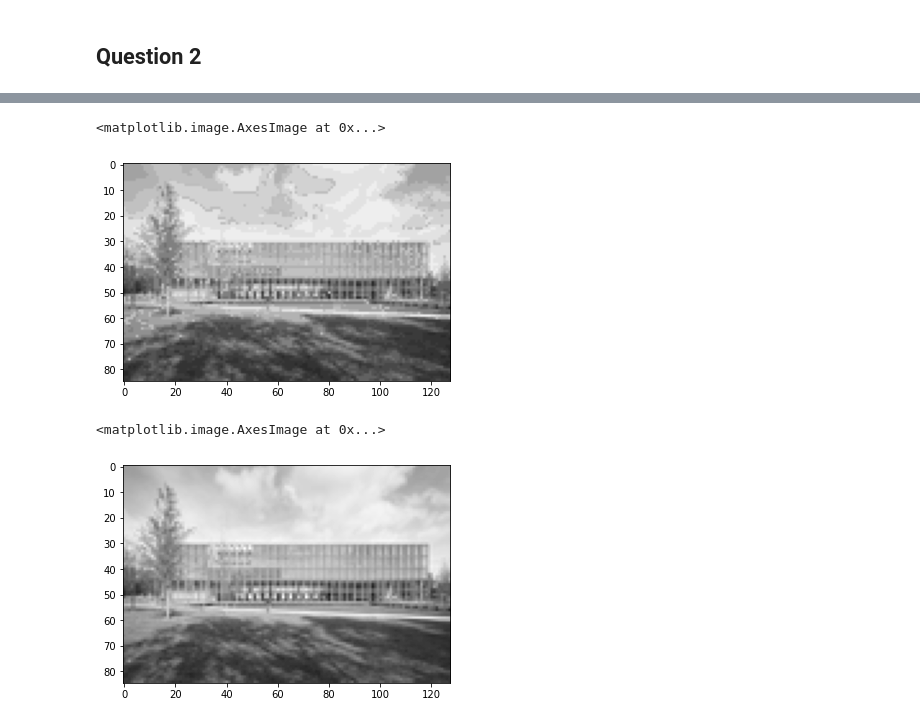
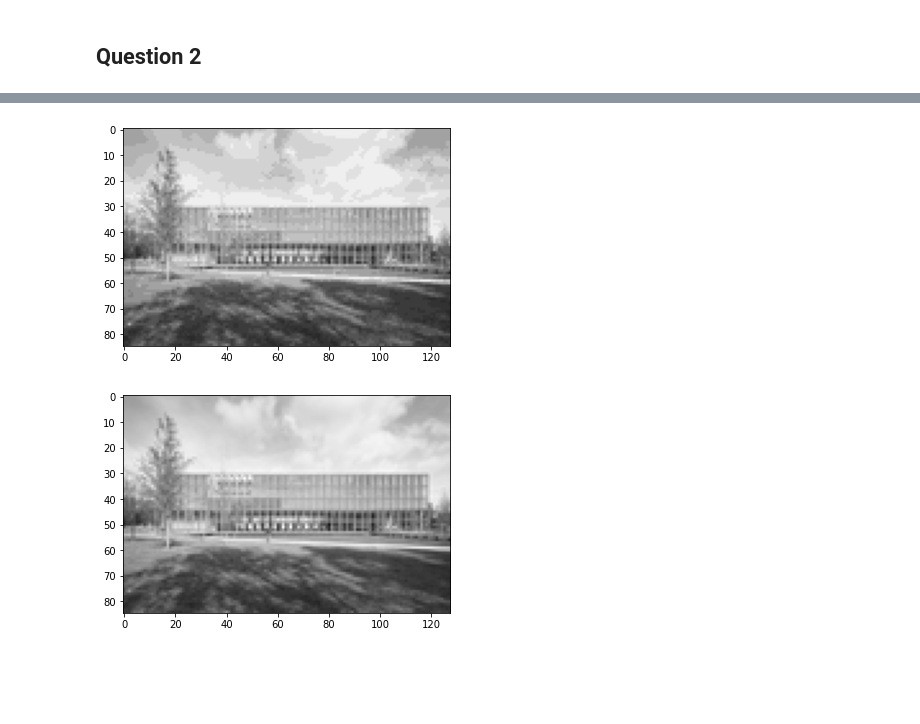
Before and after one commit to WLDCH/Monte_Carlo_Compression_image, a Jupyter notebook: Monte-Carlo Notebook.ipynb, the cells around one changed output, grey strips where cells are left out. Saved outputs shown, nothing was run; the diff lists cells and outputs as text; code cells hidden in the pictures; blank space fills up the shorter version.

```diff
--- a/Monte-Carlo Notebook.ipynb
+++ b/Monte-Carlo Notebook.ipynb
@@ -243,10 +87,14 @@ mat = assign(x, mu)
-# %%
-plt.imshow(mat.astype(int),cmap='gray', vmin=0, vmax=255)
-# %% [output]
-<matplotlib.image.AxesImage at 0x...>
-[figure, removed]
-# %%
-plt.imshow(np.array(gray_image) ,cmap='gray', vmin=0, vmax=255)
-# %% [output]
-<matplotlib.image.AxesImage at 0x...>
-[figure, removed]
+# %%
+img1 = ImageCompression.convert('ENSAE_image.jpg')
+
+cmp1 = ImageCompression(y=img1)
+# %%
+cmp_img1 = cmp1.compress()
+# %%
+plt.figure()
+show(cmp_img1)
+plt.figure()
+show(img1)
+# %% [output]
+[figure, added]
+[figure, added]
```
Also changed, not shown: parts of 12 cells of this notebook.
